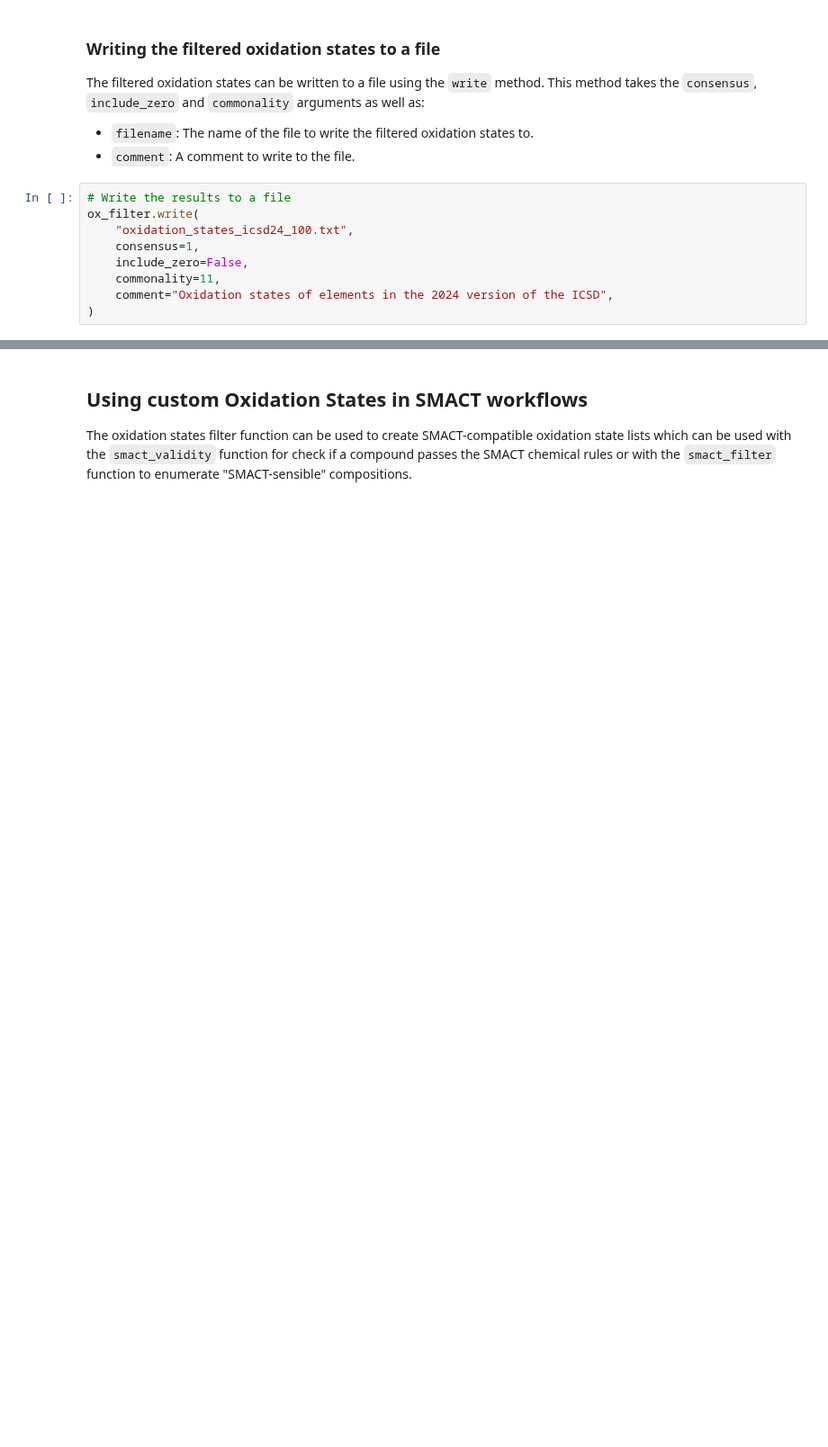
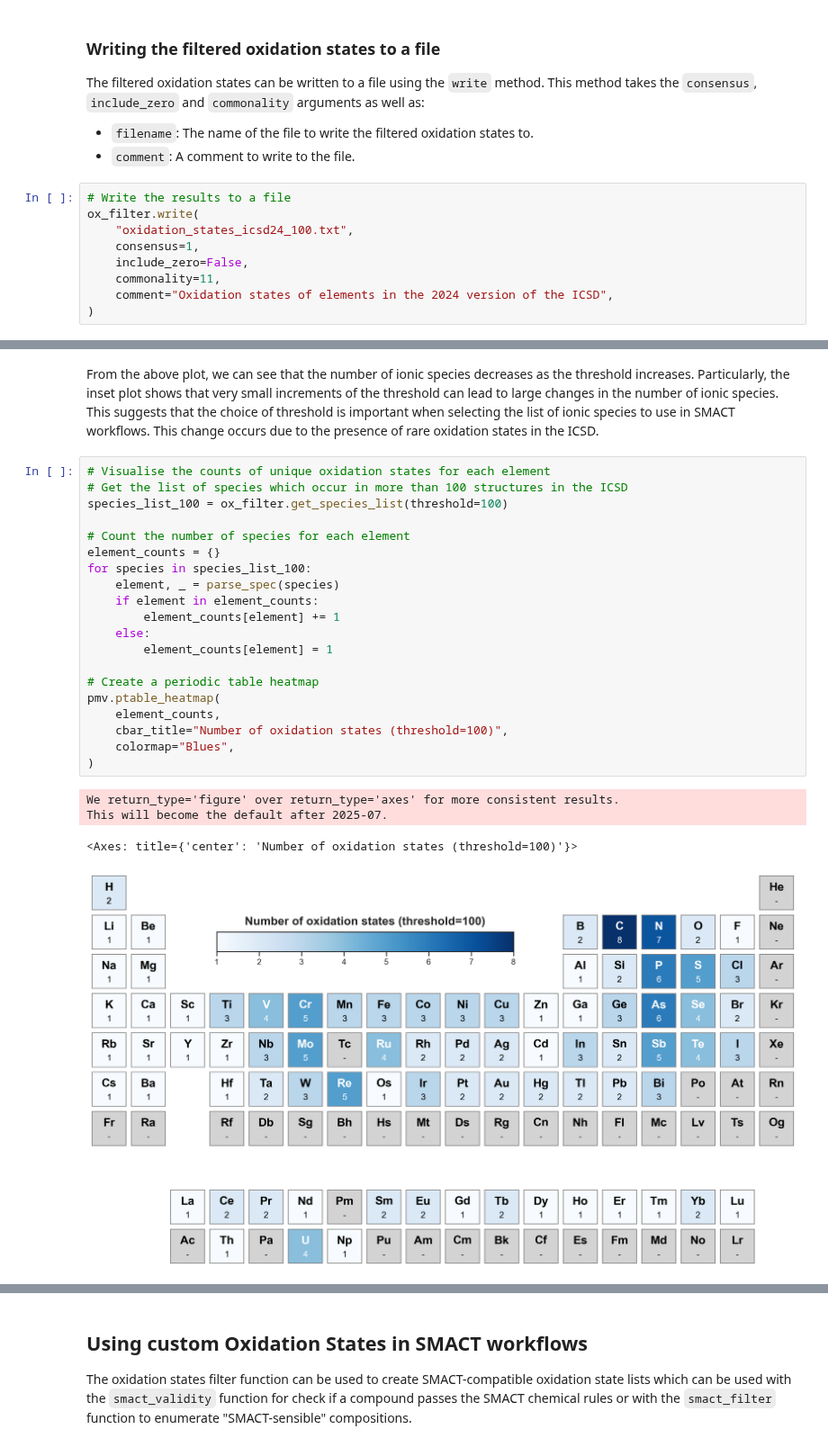
Before and after one commit to WMD-group/SMACT, a Jupyter notebook: docs/tutorials/filtering_icsd_oxidation_states.ipynb, the cells around one changed output, grey strips where cells are left out. Shown at 90% size. Saved outputs shown, nothing was run; the diff lists cells and outputs as text; blank space fills up the shorter version.

Commit message:
Revert "Further changes to filtering_oxidation_states"
This reverts commit 689e96f7da9a5d121b03d54111747445593625c1.

```diff
--- a/docs/tutorials/filtering_icsd_oxidation_states.ipynb
+++ b/docs/tutorials/filtering_icsd_oxidation_states.ipynb
@@ -100,0 +255,27 @@ with open("oxidation_states_icsd24_100.txt", "r") as f:
+# %% [markdown]
+From the above plot, we can see that the number of ionic species decreases as the threshold increases. Particularly, the inset plot shows that very small increments of the threshold can lead to large changes in the number of ionic species. This suggests that the choice of threshold is important when selecting the list of ionic species to use in SMACT workflows. This change occurs due to the presence of rare oxidation states in the ICSD.
+# %%
+# Visualise the counts of unique oxidation states for each element
+# Get the list of species which occur in more than 100 structures in the ICSD
+species_list_100 = ox_filter.get_species_list(threshold=100)
+
+# Count the number of species for each element
+element_counts = {}
+for species in species_list_100:
+    element, _ = parse_spec(species)
+    if element in element_counts:
+        element_counts[element] += 1
+    else:
+        element_counts[element] = 1
+
+# Create a periodic table heatmap
+pmv.ptable_heatmap(
+    element_counts,
+    cbar_title="Number of oxidation states (threshold=100)",
+    colormap="Blues",
+)
+# %% [output]
+We return_type='figure' over return_type='axes' for more consistent results.
+This will become the default after 2025-07.
+<Axes: title={'center': 'Number of oxidation states (threshold=100)'}>
+[figure, added]
```
Also changed, not shown: parts of 30 cells of this notebook, 1 other file.
